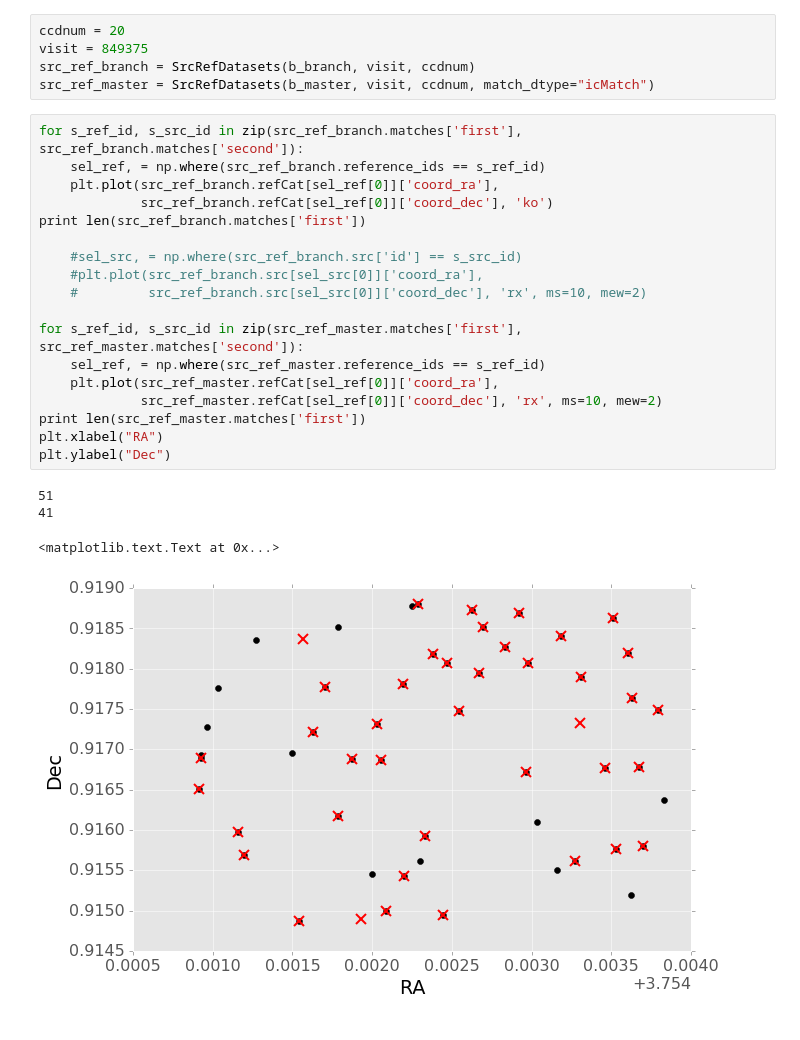
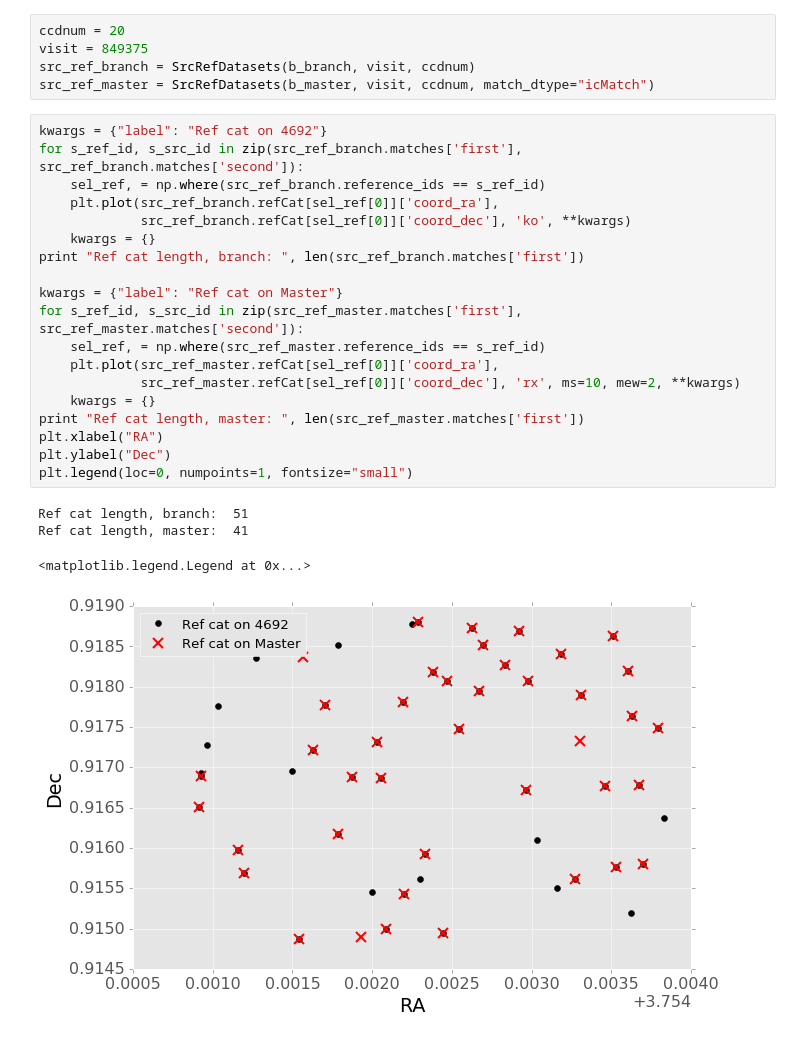
Before and after one commit to ctslater/lsst_ideas, a Jupyter notebook: testing_validate_drp.ipynb, the cells around one changed output. Cells and saved outputs as stored; diff of their text form.

Commit message:
Add missing labels.

```diff
--- a/testing_validate_drp.ipynb
+++ b/testing_validate_drp.ipynb
@@ -171,25 +171,26 @@ visit = 849375
 src_ref_branch = SrcRefDatasets(b_branch, visit, ccdnum)
 src_ref_master = SrcRefDatasets(b_master, visit, ccdnum, match_dtype="icMatch")
 # %%
+kwargs = {"label": "Ref cat on 4692"}
 for s_ref_id, s_src_id in zip(src_ref_branch.matches['first'], src_ref_branch.matches['second']):
     sel_ref, = np.where(src_ref_branch.reference_ids == s_ref_id)
     plt.plot(src_ref_branch.refCat[sel_ref[0]]['coord_ra'],
-             src_ref_branch.refCat[sel_ref[0]]['coord_dec'], 'ko')
-print len(src_ref_branch.matches['first'])
+             src_ref_branch.refCat[sel_ref[0]]['coord_dec'], 'ko', **kwargs)
+    kwargs = {}
+print "Ref cat length, branch: ", len(src_ref_branch.matches['first'])
 
-    #sel_src, = np.where(src_ref_branch.src['id'] == s_src_id)
-    #plt.plot(src_ref_branch.src[sel_src[0]]['coord_ra'],
-    #         src_ref_branch.src[sel_src[0]]['coord_dec'], 'rx', ms=10, mew=2)
-
+kwargs = {"label": "Ref cat on Master"}
 for s_ref_id, s_src_id in zip(src_ref_master.matches['first'], src_ref_master.matches['second']):
     sel_ref, = np.where(src_ref_master.reference_ids == s_ref_id)
     plt.plot(src_ref_master.refCat[sel_ref[0]]['coord_ra'],
-             src_ref_master.refCat[sel_ref[0]]['coord_dec'], 'rx', ms=10, mew=2)
-print len(src_ref_master.matches['first'])
+             src_ref_master.refCat[sel_ref[0]]['coord_dec'], 'rx', ms=10, mew=2, **kwargs)
+    kwargs = {}
+print "Ref cat length, master: ", len(src_ref_master.matches['first'])
 plt.xlabel("RA")
 plt.ylabel("Dec")
+plt.legend(loc=0, numpoints=1, fontsize="small")
 # %% [output]
-51
-41
+Ref cat length, branch:  51
+Ref cat length, master:  41
-<matplotlib.text.Text at 0x...>
+<matplotlib.legend.Legend at 0x...>
-[figure, old version]
+[figure, new version]
```
